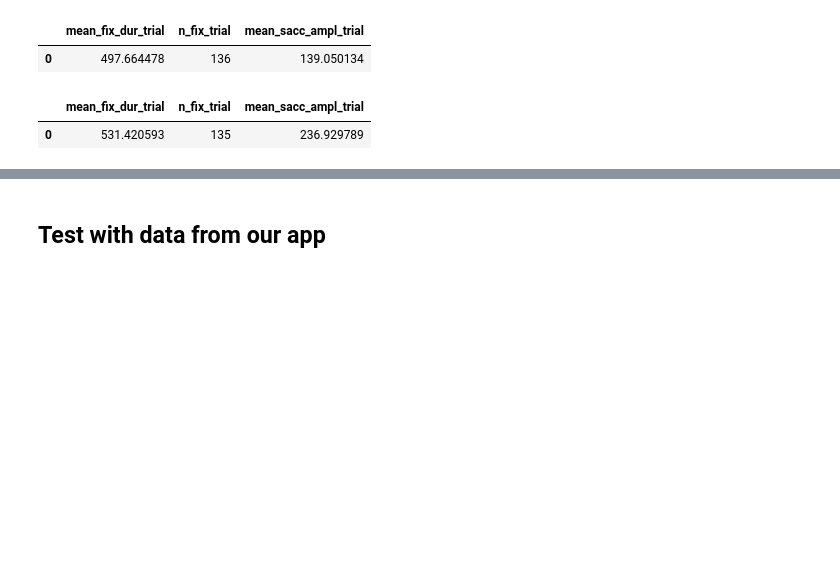
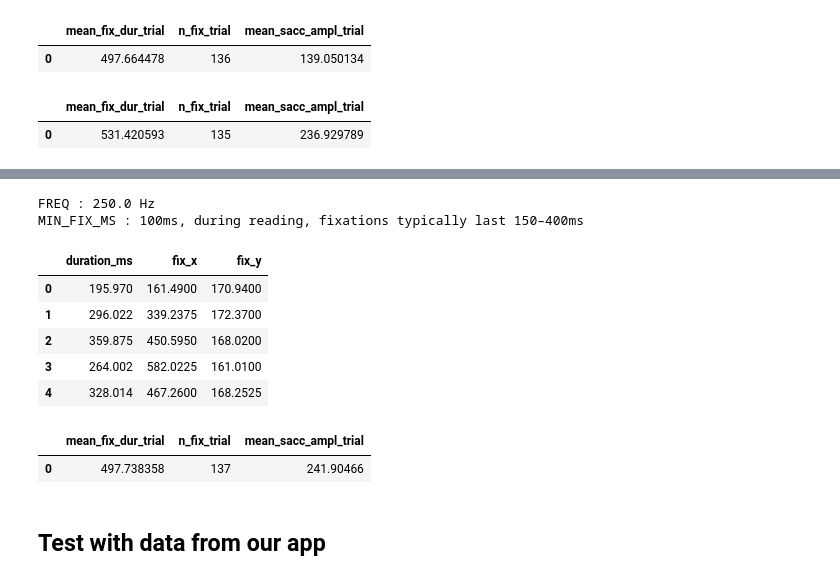
Before and after one commit to Maelle05/DyslexIA, a Jupyter notebook: preprocessing-row-metrics-fix/test.ipynb, the cells around one changed output, grey strips where cells are left out. Saved outputs shown, nothing was run; the diff lists cells and outputs as text; code cells hidden in the pictures; blank space fills up the shorter version.

Commit message:
create first version of prepros row to 3 metrics

```diff
--- a/preprocessing-row-metrics-fix/test.ipynb
+++ b/preprocessing-row-metrics-fix/test.ipynb
@@ -248,3 +292,63 @@ df_metrics_create
+# %%
+def detect_fixations_i2mc(raw_df):
+
+    freq = 1000 / raw_df["time_ms"].diff().median()
+    print(f"FREQ : {freq:.1f} Hz")
+    FREQ_HZ      = freq
+
+    min_fix_ms = max(100, 2 * (1000 / FREQ_HZ))
+    print(f"MIN_FIX_MS : {min_fix_ms}ms, during reading, fixations typically last 150–400ms")
+    MIN_FIX_MS   = min_fix_ms
+
+    SCREEN_X     = 1920
+    SCREEN_Y     = 1080
+    MISSING_VAL  = -32768
+
+    # Merges two fixations separated by a micro-stutter if they are less than N pixels apart
+    MAX_MERGE_DIST = 30
+    MAX_MERGE_TIME = 30
+
+    gaze = pd.DataFrame({
+        'time': raw_df['time_ms'],
+        'L_X' : raw_df['gaze_x_left'],
+        'L_Y' : raw_df['gaze_y_left'],
+        'R_X' : raw_df['gaze_x_right'],
+        'R_Y' : raw_df['gaze_y_right'],
+    })
+    options = {
+        'xres'        : SCREEN_X,
+        'yres'        : SCREEN_Y,
+        'freq'        : FREQ_HZ,
+        'missingx'    : MISSING_VAL,
+        'missingy'    : MISSING_VAL,
+        'minFixDur'   : MIN_FIX_MS,
+        'maxMergeDist': MAX_MERGE_DIST,
+        'maxMergeTime': MAX_MERGE_TIME,
+    }
+    result = I2MC.I2MC(gaze, options, logging=False)
+    fix, _, _ = result
+    df_fix = pd.DataFrame(fix)
+    df_fix = df_fix[['dur', 'xpos', 'ypos']]
+    df_fix = df_fix.rename(columns={"dur": "duration_ms", "xpos": "fix_x", "ypos": "fix_y"})
+    return df_fix
+# %%
+detect_fixations_i2mc(df_row).head()
+# %% [output]
+FREQ : 250.0 Hz
+MIN_FIX_MS : 100ms, during reading, fixations typically last 150–400ms
+|  | duration_ms | fix_x | fix_y |
+| 0 | 195.970 | 161.4900 | 170.9400 |
+| 1 | 296.022 | 339.2375 | 172.3700 |
+| 2 | 359.875 | 450.5950 | 168.0200 |
+| 3 | 264.002 | 582.0225 | 161.0100 |
+| 4 | 328.014 | 467.2600 | 168.2525 |
+# %%
+from preprocessing_scripts.row_to_metrics import row_to_metrics
+
+row_to_metrics(df_row)
+# %% [output]
+|  | mean_fix_dur_trial | n_fix_trial | mean_sacc_ampl_trial |
+| 0 | 497.738358 | 137 | 241.90466 |
 # %% [markdown]
 ## Test with data from our app
 # %%
```
Also changed, not shown: parts of 10 cells of this notebook, 2 other files.
